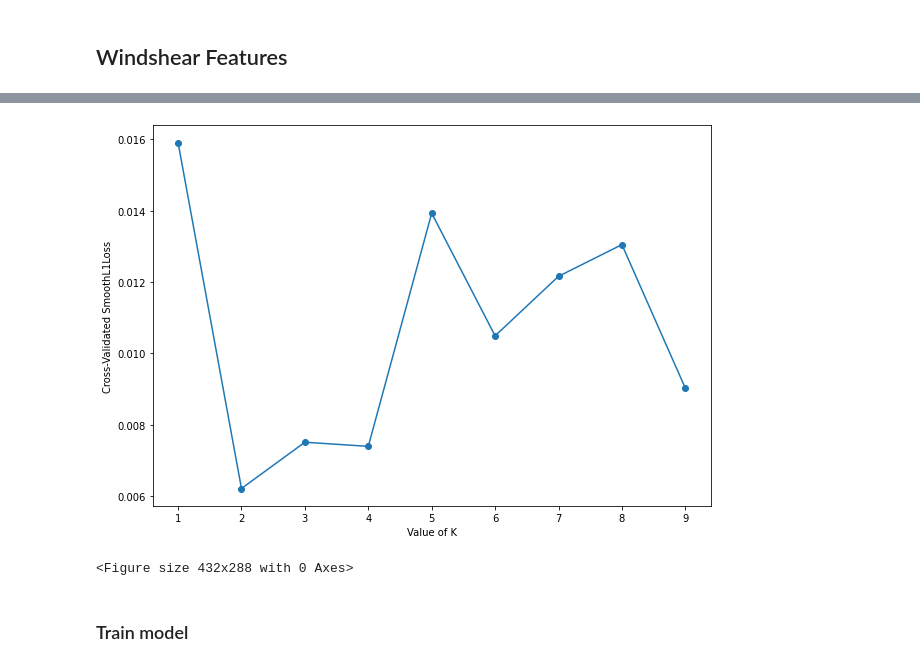
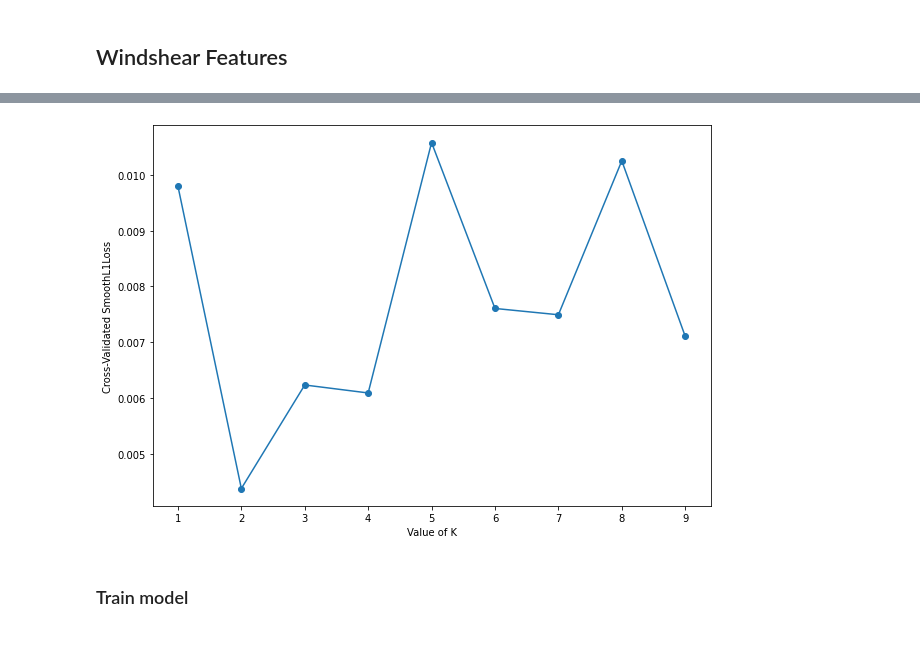
Before and after one commit to sevewing/WindmillPrediction, a Jupyter notebook: PL_SC_TRAIN.ipynb, the cells around one changed output, grey strips where cells are left out. Saved outputs shown, nothing was run; the diff lists cells and outputs as text; code cells hidden in the pictures.

```diff
--- a/PL_SC_TRAIN.ipynb
+++ b/PL_SC_TRAIN.ipynb
@@ -12,6 +12,8 @@ import myplot
 import features
 from models import MLP_Regression, train_model, timeseries_kfold_validation_training
 path = "PL_SC_1/"
+model_path = constant.model_path + path
+plot_path = constant.plot_path + path
 # %% [markdown]
 # Load Files
 # %%
@@ -69,7 +71,7 @@ df_train = pd.read_parquet(constant.PL_SC_TRAIN_path)
 target = ["VAERDI"]
 n_groups=10
 lr=0.001
-num_epochs=50
+num_epochs=40
 hidden_size = 1000
 output_size = 1
 # %% [markdown]
@@ -160,8 +160,7 @@ NN k-fold-validation time:  1722.9692990779877
 # %%
-myplot.k_fold_validation(n_groups, k_scores, save_name=path+"wsr_k_fold.png")
+myplot.k_fold_validation(n_groups, k_scores, path=plot_path+"wsr_k_fold.png")
 # %% [output]
-[figure, old version]
+[figure, new version]
-<Figure size 432x288 with 0 Axes>
 # %% [markdown]
 ### Train model
 # %%
```
Also changed, not shown: parts of 18 cells of this notebook, 10 other files.
